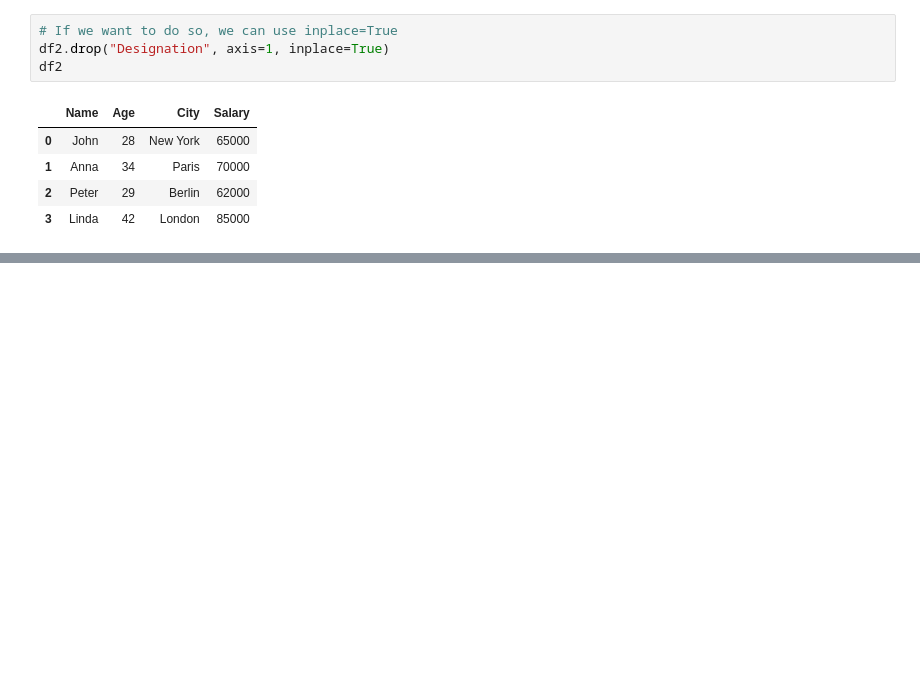
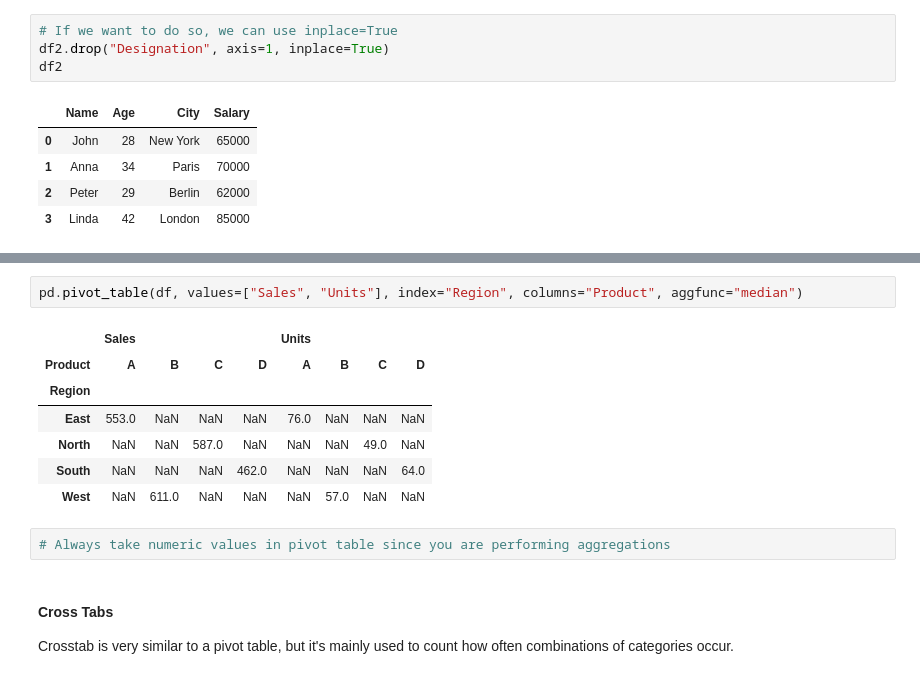
Before and after one commit to yash25hemnani/ds-basics, a Jupyter notebook: pandas_basics.ipynb, the cells around one changed output, grey strips where cells are left out. Cells and saved outputs as stored; diff of their text form; blank space fills up the shorter version.

```diff
--- a/pandas_basics.ipynb
+++ b/pandas_basics.ipynb
@@ -160,0 +695,15 @@ df2
+# %%
+pd.pivot_table(df, values=["Sales", "Units"], index="Region", columns="Product", aggfunc="median")
+# %% [output]
+|  | Sales |  |  |  | Units |  |  |  |
+| Product | A | B | C | D | A | B | C | D |
+| Region |  |  |  |  |  |  |  |  |
+| East | 553.0 | NaN | NaN | NaN | 76.0 | NaN | NaN | NaN |
+| North | NaN | NaN | 587.0 | NaN | NaN | NaN | 49.0 | NaN |
+| South | NaN | NaN | NaN | 462.0 | NaN | NaN | NaN | 64.0 |
+| West | NaN | 611.0 | NaN | NaN | NaN | 57.0 | NaN | NaN |
+# %%
+# Always take numeric values in pivot table since you are performing aggregations
+# %% [markdown]
+#### Cross Tabs
+Crosstab is very similar to a pivot table, but it's mainly used to count how often combinations of categories occur.
```
Also changed, not shown: parts of 80 cells of this notebook.
